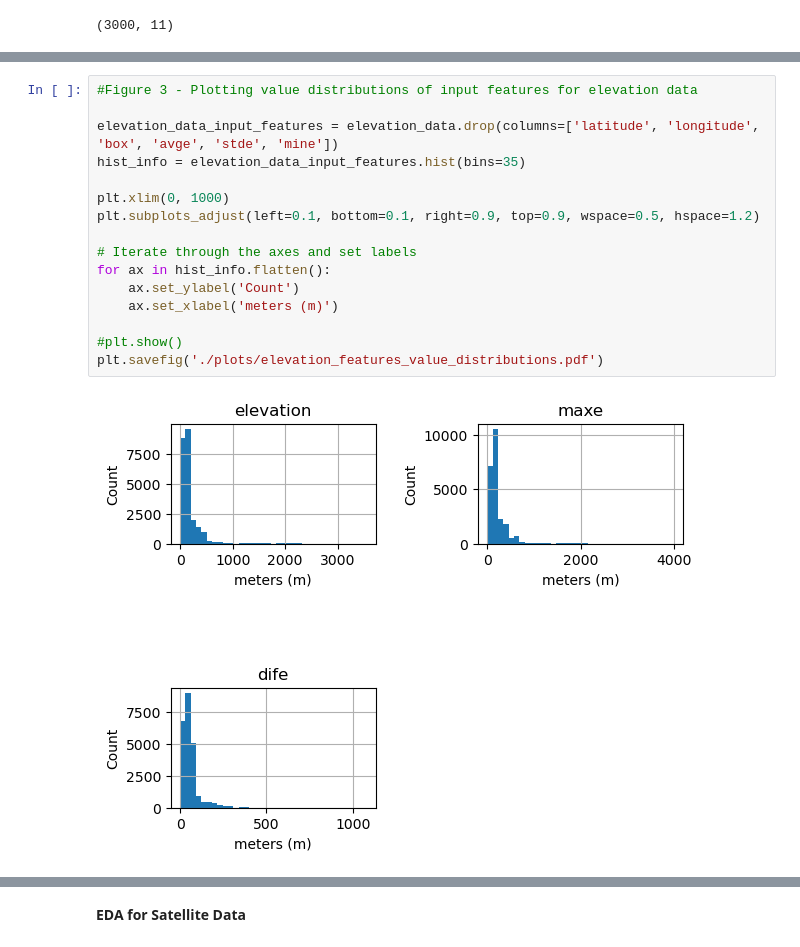
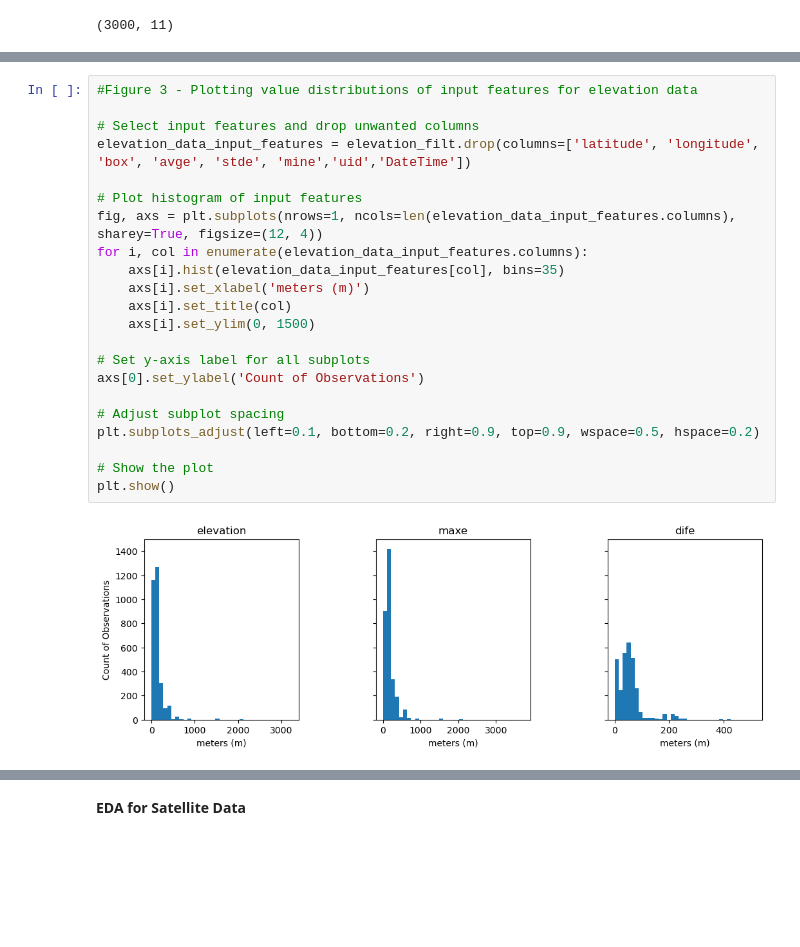
Before and after one commit to jennahgosciak/algaebloom, a Jupyter notebook: rds_draft_report_FINAL.ipynb, the cells around one changed output, grey strips where cells are left out. Drawn from its saved outputs; the diff is of its cells as text; blank space fills up the shorter version.

```diff
--- a/rds_draft_report_FINAL.ipynb
+++ b/rds_draft_report_FINAL.ipynb
@@ -214,20 +216,26 @@ dtype: object
 # %%
 #Figure 3 - Plotting value distributions of input features for elevation data
 
-elevation_data_input_features = elevation_data.drop(columns=['latitude', 'longitude', 'box', 'avge', 'stde', 'mine'])
-hist_info = elevation_data_input_features.hist(bins=35)
+# Select input features and drop unwanted columns
+elevation_data_input_features = elevation_filt.drop(columns=['latitude', 'longitude', 'box', 'avge', 'stde', 'mine','uid','DateTime'])
 
-plt.xlim(0, 1000)
-plt.subplots_adjust(left=0.1, bottom=0.1, right=0.9, top=0.9, wspace=0.5, hspace=1.2)
+# Plot histogram of input features
+fig, axs = plt.subplots(nrows=1, ncols=len(elevation_data_input_features.columns), sharey=True, figsize=(12, 4))
+for i, col in enumerate(elevation_data_input_features.columns):
+    axs[i].hist(elevation_data_input_features[col], bins=35)
+    axs[i].set_xlabel('meters (m)')
+    axs[i].set_title(col)
+    axs[i].set_ylim(0, 1500)
 
-# Iterate through the axes and set labels
-for ax in hist_info.flatten():
-    ax.set_ylabel('Count')
-    ax.set_xlabel('meters (m)')
+# Set y-axis label for all subplots
+axs[0].set_ylabel('Count of Observations')
 
-#plt.show()
-plt.savefig('./plots/elevation_features_value_distributions.pdf')
+# Adjust subplot spacing
+plt.subplots_adjust(left=0.1, bottom=0.2, right=0.9, top=0.9, wspace=0.5, hspace=0.2)
+
+# Show the plot
+plt.show()
 # %% [output]
-[figure, old version]
+[figure, new version]
 # %%
 #elevation data statistics
```
Also changed, not shown: parts of 12 cells of this notebook.
